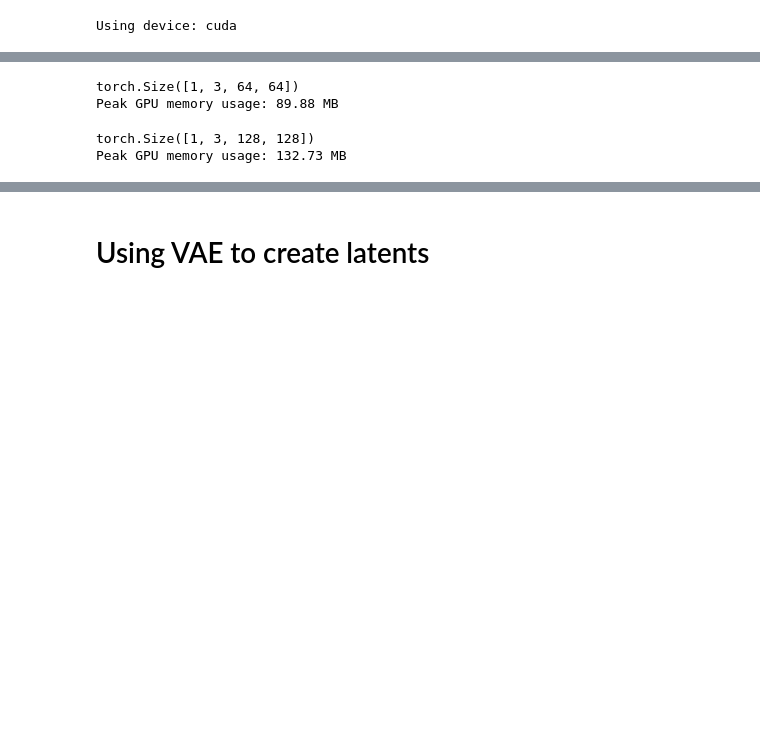
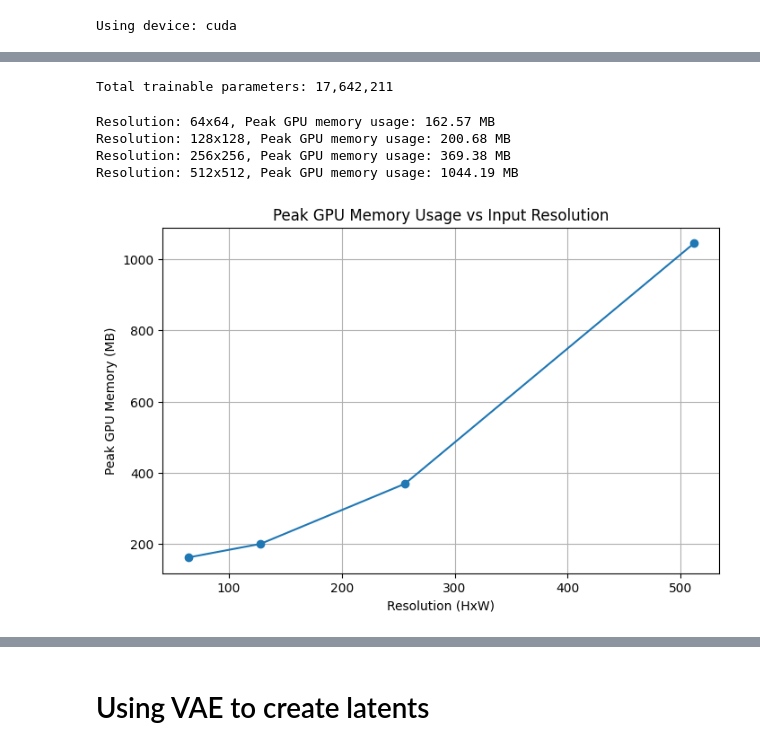
Before and after one commit to mohan696matlab/Diffusion_Gen_AI_Course, a Jupyter notebook: part_5_latent_diffusion_model/part_5_1_ldm_on_celeb_faces.ipynb, the cells around one changed output, grey strips where cells are left out. Cells and saved outputs as stored; diff of their text form; code cells hidden in the pictures; blank space fills up the shorter version.

```diff
--- a/part_5_latent_diffusion_model/part_5_1_ldm_on_celeb_faces.ipynb
+++ b/part_5_latent_diffusion_model/part_5_1_ldm_on_celeb_faces.ipynb
@@ -36,38 +55,44 @@ unet.to(device)
+# %%
+# Count total parameters
+total_params = sum(p.numel() for p in unet.parameters() if p.requires_grad)
+print(f"Total trainable parameters: {total_params:,}")
+# %% [output]
+Total trainable parameters: 17,642,211
 # %%
-# Reset peak memory stats
-torch.cuda.reset_peak_memory_stats(device)
+resolutions = [64, 128, 256, 512]  # Different image resolutions to test
+peak_memory_MB_list = []
 
-x = torch.randn(1, 3, 64, 64).to(device)
-t = torch.tensor([0]).to(device)
-y = torch.tensor([0]).to(device)
+for res in resolutions:
+    # Reset peak memory stats
+    torch.cuda.reset_peak_memory_stats(device)
 
-with torch.no_grad():
-    output = unet(x,t,y).sample
-    print(output.shape)
+    # Generate random input tensor
+    x = torch.randn(1, 3, res, res).to(device)
+    t = torch.tensor([0]).to(device)
+    y = torch.tensor([0]).to(device)
 
-# Print peak memory utilization
-peak_memory_bytes = torch.cuda.max_memory_allocated(device)
-peak_memory_MB = peak_memory_bytes / (1024 ** 2)
-print(f"Peak GPU memory usage: {peak_memory_MB:.2f} MB")
+    with torch.no_grad():
+        output = unet(x, t, y).sample
+
+    # Get peak memory usage
+    peak_memory_bytes = torch.cuda.max_memory_allocated(device)
+    peak_memory_MB = peak_memory_bytes / (1024 ** 2)
+    peak_memory_MB_list.append(peak_memory_MB)
+    torch.cuda.empty_cache()
+
+    print(f"Resolution: {res}x{res}, Peak GPU memory usage: {peak_memory_MB:.2f} MB")
+
+# Plotting
+plt.figure(figsize=(8,5))
+plt.plot(resolutions, peak_memory_MB_list, marker='o')
+plt.title("Peak GPU Memory Usage vs Input Resolution")
+plt.xlabel("Resolution (HxW)")
+plt.ylabel("Peak GPU Memory (MB)")
+plt.grid(True)
+plt.show()
 # %% [output]
-torch.Size([1, 3, 64, 64])
-Peak GPU memory usage: 89.88 MB
+Resolution: 64x64, Peak GPU memory usage: 162.57 MB
+Resolution: 128x128, Peak GPU memory usage: 200.68 MB
+Resolution: 256x256, Peak GPU memory usage: 369.38 MB
+Resolution: 512x512, Peak GPU memory usage: 1044.19 MB
+[figure, added]
-# %%
-# Reset peak memory stats
-torch.cuda.reset_peak_memory_stats(device)
-
-x = torch.randn(1, 3, 128, 128).to(device)
-t = torch.tensor([0]).to(device)
-y = torch.tensor([0]).to(device)
-
-with torch.no_grad():
-    output = unet(x,t,y).sample
-    print(output.shape)
-
-# Print peak memory utilization
-peak_memory_bytes = torch.cuda.max_memory_allocated(device)
-peak_memory_MB = peak_memory_bytes / (1024 ** 2)
-print(f"Peak GPU memory usage: {peak_memory_MB:.2f} MB")
-# %% [output]
-torch.Size([1, 3, 128, 128])
-Peak GPU memory usage: 132.73 MB
```
Also changed, not shown: parts of 12 cells of this notebook, 2 other files.
